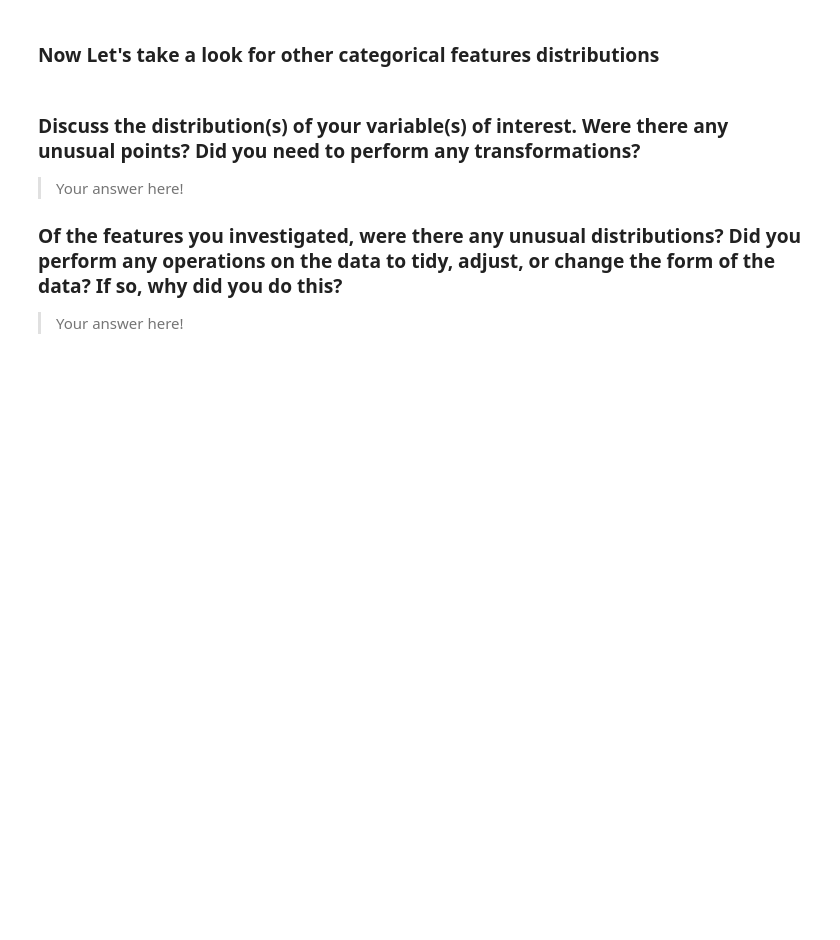
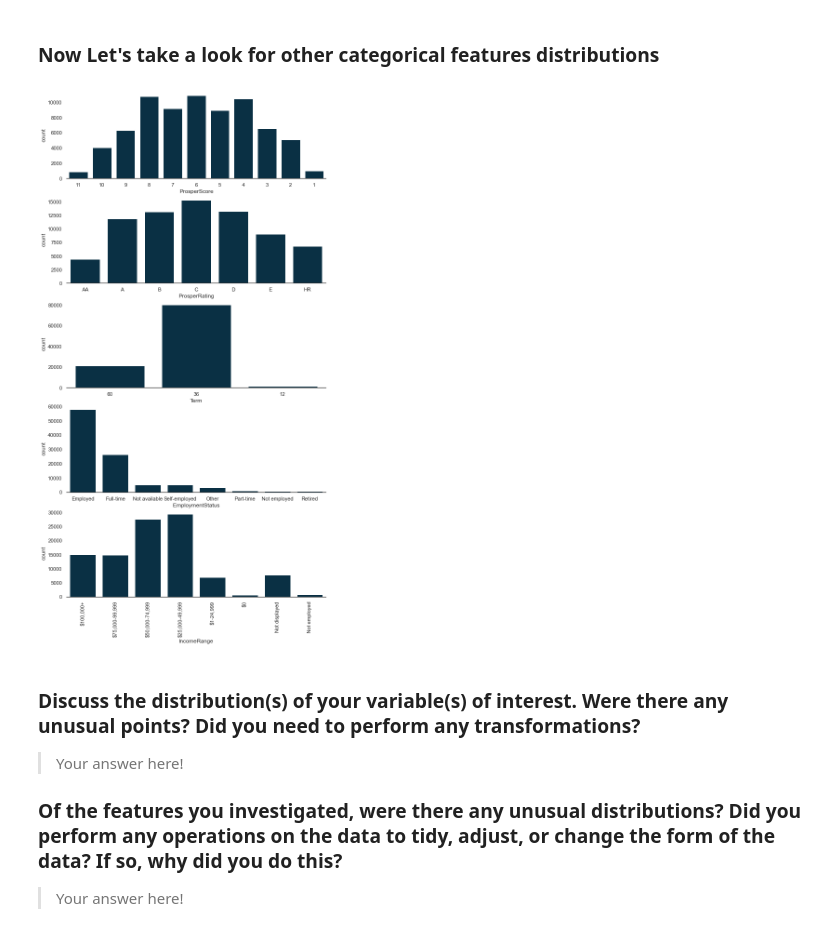
Before and after one commit to ahmed-gharib89/Communicate-Data-Findings, a Jupyter notebook: prosper_loan_exploration.ipynb, the cells around one changed output. Saved outputs shown, nothing was run; the diff lists cells and outputs as text; code cells hidden in the pictures; blank space fills up the shorter version.

```diff
--- a/prosper_loan_exploration.ipynb
+++ b/prosper_loan_exploration.ipynb
@@ -463,6 +464,33 @@ plt.xlim(0, 1000);
 #### `LoanStatus`: The most status is `Current` followd by `completed`, `Chargedoff` and ` Defaulted` and the rest is less than 400 and `Canceled` loans are almost 0.
 # %% [markdown]
 ### Now Let's take a look for other categorical features distributions
+# %%
+# Listing the columns to plot
+cat_cols = ['ProsperScore', 'ProsperRating','Term', 'EmploymentStatus', 'IncomeRange']
+
+# Create a 2x2 subplots
+fig, ax = plt.subplots(figsize=(10, 20), nrows=5)
+
+# Flatten the axis output to 1d array
+#ax = ax.flatten()
+
+# Plotting loop
+for i, col in enumerate(cat_cols):
+    # If the column dtype is ordered category use it`s order if not order by highest value
+    if loan_clean[col].cat.ordered:
+        order = None
+    else:
+        order = loan_clean[col].value_counts().index
+
+    # Ploting
+    sns.countplot(data=loan_clean, x=col, order=order,color=base_color, ax=ax[i])
+    sns.despine(left=True)
+
+    # If the number of unique values more the 7 turn switch the axis to prevent the ticks from overlapping
+    if col == 'IncomeRange':
+        plt.xticks(rotation=90)
+# %% [output]
+[figure, added]
 # %% [markdown]
 ### Discuss the distribution(s) of your variable(s) of interest. Were there any unusual points? Did you need to perform any transformations?
 
```
Also changed, not shown: parts of 4 cells of this notebook.
